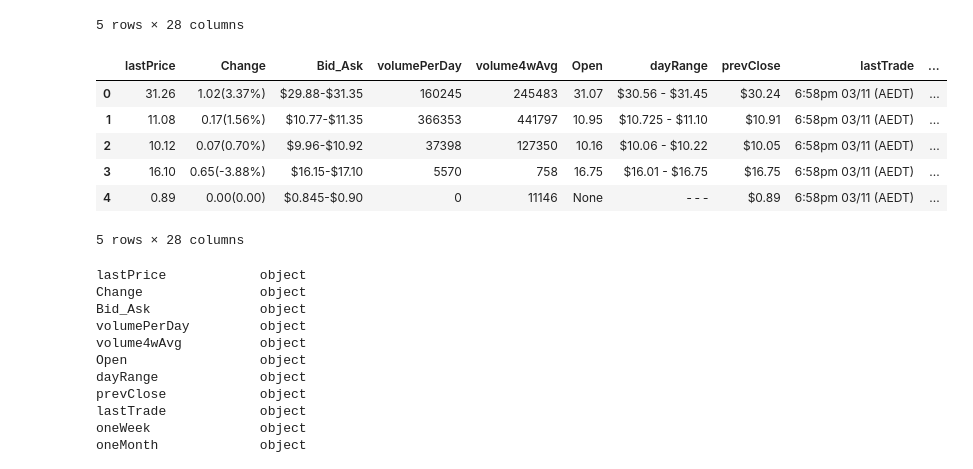
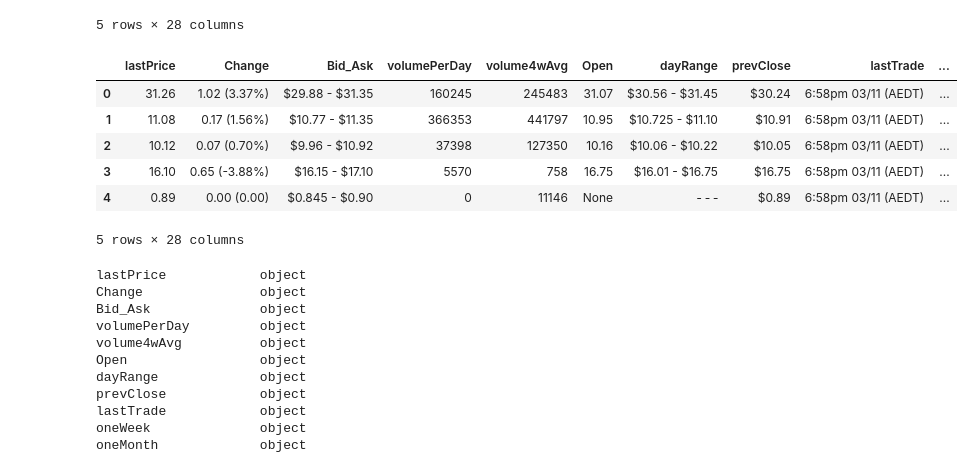
Before and after one commit to Andre2503/Project3_Group2, a Jupyter notebook: 02_Retrieve_ASX_Ticker_Fundamental.ipynb, the cells around one changed output. Drawn from its saved outputs; the diff is of its cells as text; code cells hidden in the pictures.

```diff
--- a/02_Retrieve_ASX_Ticker_Fundamental.ipynb
+++ b/02_Retrieve_ASX_Ticker_Fundamental.ipynb
@@ -796,34 +797,43 @@ fundamental_df_raw.head(5)
 | 4 | $0.89 | 0.00\n(0.00) | $0.845\n-\n$0.90 | 0 | 11,146 | ‐ | ‐ - ‐ | $0.89 | 6:58pm 03/11 (AEDT) | ... |
 5 rows × 28 columns
 # %%
+# Iterate through all columns and strip the cells
+for column in fundamental_df_raw.columns:
+    fundamental_df_raw[column] = fundamental_df_raw[column].str.strip()
+
+# Replace empty cells with NaN in the entire DataFrame
+fundamental_df_raw.replace('', np.nan, inplace=True)
+
+# Replace # replace all '' with None
+fundamental_df_raw.replace('', None, inplace=True)
+
 # Replace some of the characters inside each column
-fundamental_df_raw.replace('', None, inplace=True)   # replace all '' with None
-fundamental_df_raw['lastPrice'] = fundamental_df_raw['lastPrice'].str.strip().str.replace('$', '')    # Drop the dollar sign from "lastPrice"
-fundamental_df_raw['Change'] = fundamental_df_raw['Change'].str.strip().str.replace('\n', '')    # Remove newline characters from the "Change" column
-fundamental_df_raw['Bid_Ask'] = fundamental_df_raw['Bid_Ask'].str.strip().str.replace('\n', '')    # Remove newline characters from the "Bid_Ask" column
-fundamental_df_raw['volumePerDay'] = fundamental_df_raw['volumePerDay'].str.strip().str.replace(',', '')    # Remove newline characters from the "volumePerDay" column
-fundamental_df_raw['volume4wAvg'] = fundamental_df_raw['volume4wAvg'].str.strip().str.replace(',', '')    # Remove newline characters from the "volume4wAvg" column
-fundamental_df_raw['Open'] = fundamental_df_raw['Open'].str.strip().str.replace('[$]', '', regex=True)  # Drop the dollar sign from "Open"
-fundamental_df_raw['Open'] = fundamental_df_raw['Open'].str.strip().str.replace('‐', '', regex=False)         # Drop the minus sign from "Open"
+fundamental_df_raw['lastPrice'] = fundamental_df_raw['lastPrice'].str.replace('$', '')    # Drop the dollar sign from "lastPrice"
+fundamental_df_raw['Change'] = fundamental_df_raw['Change'].str.replace('\n', ' ')    # Remove newline characters from the "Change" column
+fundamental_df_raw['Bid_Ask'] = fundamental_df_raw['Bid_Ask'].str.replace('\n', ' ')    # Remove newline characters from the "Bid_Ask" column
+fundamental_df_raw['volumePerDay'] = fundamental_df_raw['volumePerDay'].str.replace(',', '')    # Remove newline characters from the "volumePerDay" column
+fundamental_df_raw['volume4wAvg'] = fundamental_df_raw['volume4wAvg'].str.replace(',', '')    # Remove newline characters from the "volume4wAvg" column
+fundamental_df_raw['Open'] = fundamental_df_raw['Open'].str.replace('$', '', regex=False)  # Drop the dollar sign from "Open". was ['$']
+fundamental_df_raw['Open'] = fundamental_df_raw['Open'].str.replace('‐', '', regex=False)         # Drop the minus sign from "Open"
 fundamental_df_raw['Open'] = fundamental_df_raw['Open'].replace('', None)
-#fundamental_df_raw['prevClose'] = fundamental_df_raw['prevClose'].str.strip().str.replace('[$,]', '')    # Drop the dollar sign from "prevClose"
 
-fundamental_df_raw['marketCap'] = fundamental_df_raw['marketCap'].str.strip().str.replace('[$,]', '', regex=True)  # Drop the dollar sign from "Open"
-fundamental_df_raw['marketCap'] = fundamental_df_raw['marketCap'].str.strip().str.replace('‐', '', regex=False)         # Drop the minus sign from "Open"
+fundamental_df_raw['marketCap'] = fundamental_df_raw['marketCap'].str.replace('[$,]', '', regex=True)  # Drop the dollar sign from "Open"
+fundamental_df_raw['marketCap'] = fundamental_df_raw['marketCap'].str.replace('‐', '', regex=False)         # Drop the minus sign from "Open"
 fundamental_df_raw['marketCap'] = fundamental_df_raw['marketCap'].replace('', None)
 
-fundamental_df_raw['sharesIssued'] = fundamental_df_raw['sharesIssued'].str.strip().str.replace(',', '')    # Drop the dollar sign from "sharesIssued"
-fundamental_df_raw['EPS'] = fundamental_df_raw['EPS'].str.strip().str.replace('$', '', regex=False)    # Drop the dollar sign from "EPS"
-fundamental_df_raw['DPS'] = fundamental_df_raw['DPS'].str.strip().str.replace('$', '', regex=False)    # Drop the dollar sign from "DPS"
-fundamental_df_raw['bookValuePerShare'] = fundamental_df_raw['bookValuePerShare'].str.strip().str.replace('$', '')    # Drop the dollar sign from "bookValuePerShare"
+fundamental_df_raw['sharesIssued'] = fundamental_df_raw['sharesIssued'].str.replace(',', '')    # Drop the dollar sign from "sharesIssued"
+fundamental_df_raw['EPS'] = fundamental_df_raw['EPS'].str.replace('$', '', regex=False)    # Drop the dollar sign from "EPS"
+fundamental_df_raw['DPS'] = fundamental_df_raw['DPS'].str.replace('$', '', regex=False)    # Drop the dollar sign from "DPS"
+fundamental_df_raw['bookValuePerShare'] = fundamental_df_raw['bookValuePerShare'].str.replace('$', '')    # Drop the dollar sign from "bookValuePerShare"
+fundamental_df_raw['Breakdown'] = fundamental_df_raw['Breakdown'].str.replace('\n', ' ')    # Remove newline characters from the "Bid_Ask" column
 fundamental_df_raw.head(5)
 # %% [output]
 |  | lastPrice | Change | Bid_Ask | volumePerDay | volume4wAvg | Open | dayRange | prevClose | lastTrade | ... |
-| 0 | 31.26 | 1.02(3.37%) | $29.88-$31.35 | 160245 | 245483 | 31.07 | $30.56 - $31.45 | $30.24 | 6:58pm 03/11 (AEDT) | ... |
-| 1 | 11.08 | 0.17(1.56%) | $10.77-$11.35 | 366353 | 441797 | 10.95 | $10.725 - $11.10 | $10.91 | 6:58pm 03/11 (AEDT) | ... |
-| 2 | 10.12 | 0.07(0.70%) | $9.96-$10.92 | 37398 | 127350 | 10.16 | $10.06 - $10.22 | $10.05 | 6:58pm 03/11 (AEDT) | ... |
-| 3 | 16.10 | 0.65(-3.88%) | $16.15-$17.10 | 5570 | 758 | 16.75 | $16.01 - $16.75 | $16.75 | 6:58pm 03/11 (AEDT) | ... |
-| 4 | 0.89 | 0.00(0.00) | $0.845-$0.90 | 0 | 11146 | None | ‐ - ‐ | $0.89 | 6:58pm 03/11 (AEDT) | ... |
+| 0 | 31.26 | 1.02 (3.37%) | $29.88 - $31.35 | 160245 | 245483 | 31.07 | $30.56 - $31.45 | $30.24 | 6:58pm 03/11 (AEDT) | ... |
+| 1 | 11.08 | 0.17 (1.56%) | $10.77 - $11.35 | 366353 | 441797 | 10.95 | $10.725 - $11.10 | $10.91 | 6:58pm 03/11 (AEDT) | ... |
+| 2 | 10.12 | 0.07 (0.70%) | $9.96 - $10.92 | 37398 | 127350 | 10.16 | $10.06 - $10.22 | $10.05 | 6:58pm 03/11 (AEDT) | ... |
+| 3 | 16.10 | 0.65 (-3.88%) | $16.15 - $17.10 | 5570 | 758 | 16.75 | $16.01 - $16.75 | $16.75 | 6:58pm 03/11 (AEDT) | ... |
+| 4 | 0.89 | 0.00 (0.00) | $0.845 - $0.90 | 0 | 11146 | None | ‐ - ‐ | $0.89 | 6:58pm 03/11 (AEDT) | ... |
 5 rows × 28 columns
 # %%
 # Check dataframe datatypes
```
Also changed, not shown: parts of 5 cells of this notebook, 1 other file.
